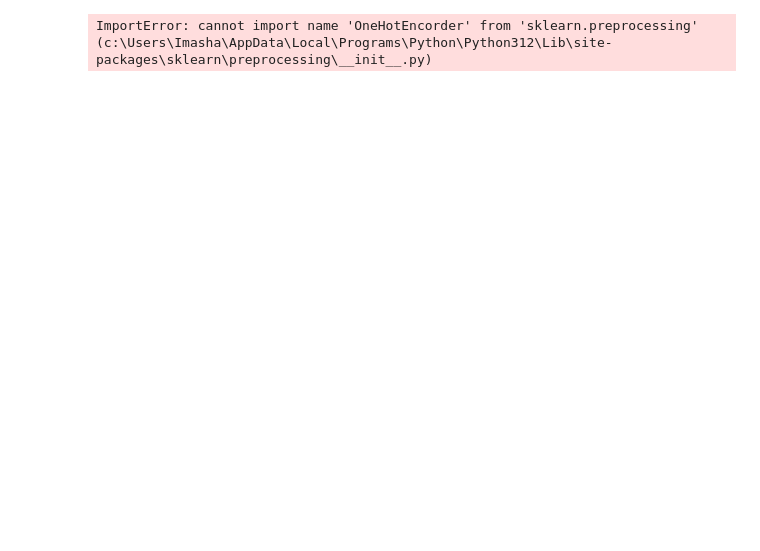
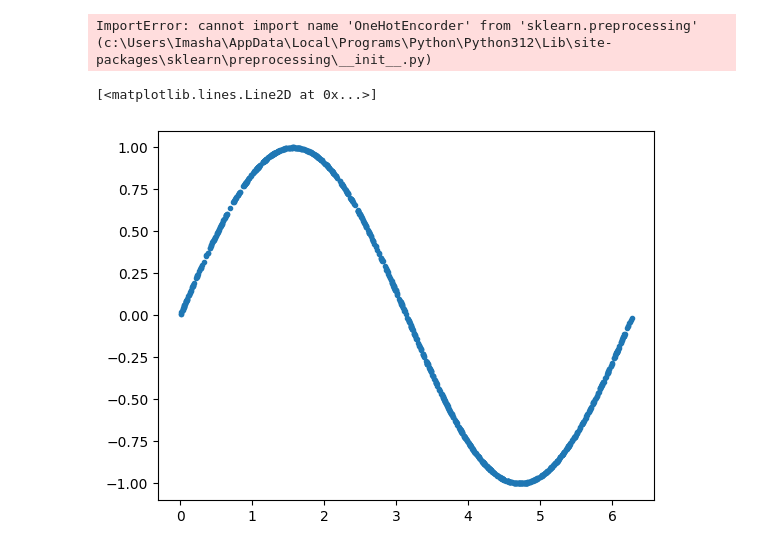
Before and after one commit to Imasandi/car-hacking-, a Jupyter notebook: dataset.ipynb, the cells around one changed output. Saved outputs shown, nothing was run; the diff lists cells and outputs as text; code cells hidden in the pictures; blank space fills up the shorter version.

```diff
--- a/dataset.ipynb
+++ b/dataset.ipynb
@@ -42,2 +43,25 @@ fig.show()
 # %% [output]
 ImportError: cannot import name 'OneHotEncorder' from 'sklearn.preprocessing' (c:\Users\Imasha\AppData\Local\Programs\Python\Python312\Lib\site-packages\sklearn\preprocessing\__init__.py)
+# %%
+import torch
+from torch import nn
+import math
+import matplotlib.pyplot as plt
+
+torch.manual_seed(111)
+#11 initialize the random number generator
+# used to initialize the neural network's weight.
+
+
+#training the data process
+train_data_length = 1024
+train_data = torch.zeros((train_data_length, 2))
+train_data[:,0] = 2 * math.pi * torch.rand(train_data_length)
+train_data[:,1] = torch.sin(train_data[:, 0])
+train_labels =torch.zeros(train_data_length)
+train_set = [(train_data[i], train_labels[i]) for i in range (train_data_length)]
+
+plt.plot(train_data[:, 0], train_data[:,1],".")
+# %% [output]
+[<matplotlib.lines.Line2D at 0x...>]
+[figure, added]
```
Also changed, not shown: parts of 4 cells of this notebook.
